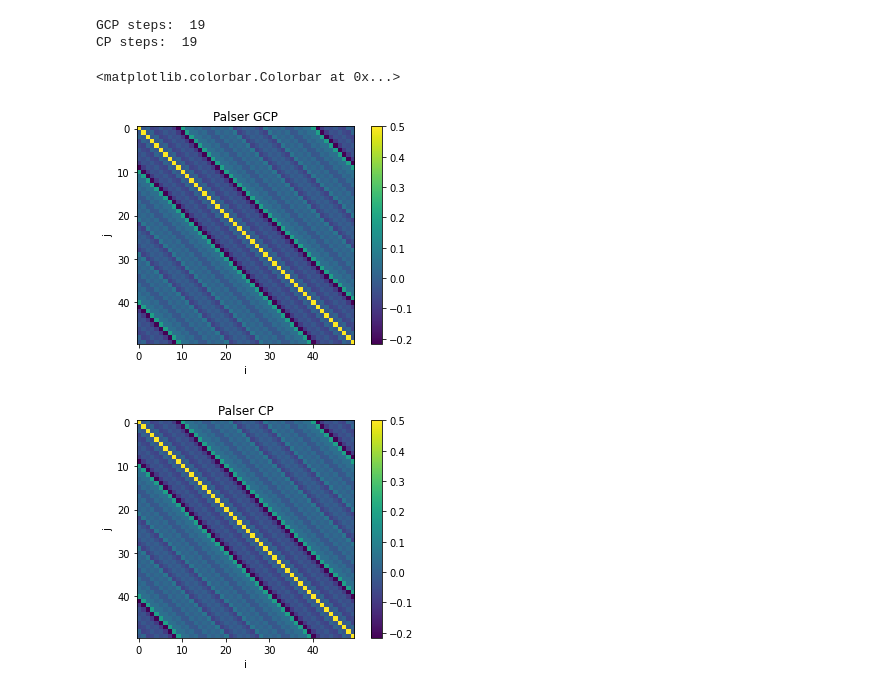
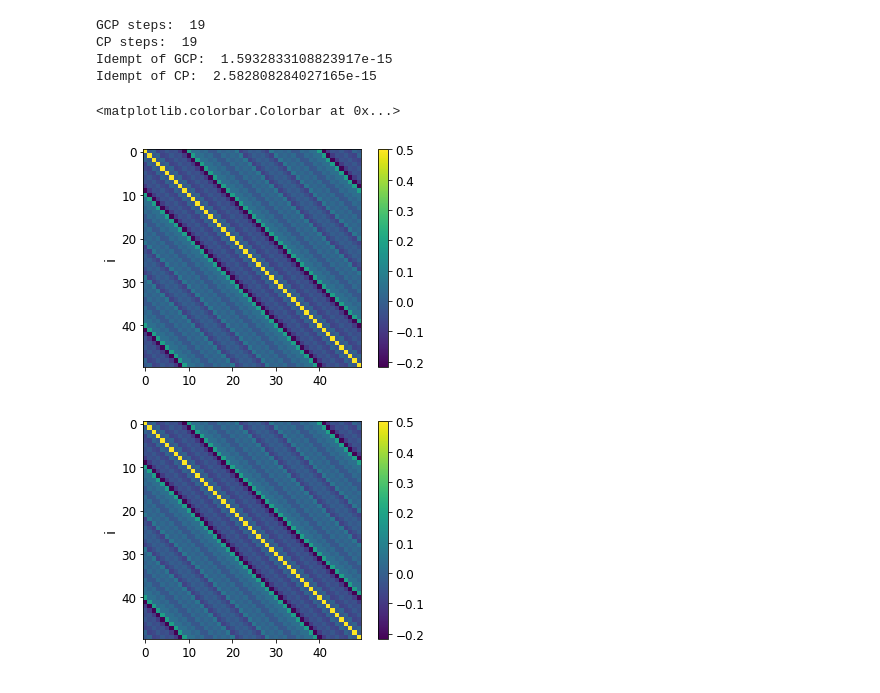
Before and after one commit to jleamer/DMM, a Jupyter notebook: RK4_DMM/Huckel_model.ipynb, the cells around one changed output. Drawn from its saved outputs; the diff is of its cells as text; code cells hidden in the pictures.

```diff
--- a/RK4_DMM/Huckel_model.ipynb
+++ b/RK4_DMM/Huckel_model.ipynb
@@ -16,6 +16,19 @@ import palser as pals
 import ntpoly as nt
 
 # Note: using np.sum(A * B.T) for matrices A, B is equivalent to Trace(A^dag B)
+# %%
+# Set font size of plot elements
+SMALL_SIZE = 12
+MEDIUM_SIZE = 14
+BIGGER_SIZE = 18
+
+plt.rc('font', size=SMALL_SIZE)          # controls default text sizes
+plt.rc('axes', titlesize=SMALL_SIZE)     # fontsize of the axes title
+plt.rc('axes', labelsize=MEDIUM_SIZE)    # fontsize of the x and y labels
+plt.rc('xtick', labelsize=SMALL_SIZE)    # fontsize of the tick labels
+plt.rc('ytick', labelsize=SMALL_SIZE)    # fontsize of the tick labels
+plt.rc('legend', fontsize=SMALL_SIZE)    # legend fontsize
+plt.rc('figure', titlesize=BIGGER_SIZE)  # fontsize of the figure title
 # %%
 # First generate a random hamiltonian of the Huckel model
 # i.e. alpha on the diagonal, and beta on the off-diagonals to represent nearest neighbors
@@ -55,29 +69,34 @@ plt.show()
 # %%
 # Perform Palser GCP method
-palser_gcp_rho = pals.gcp(mu, H, 1000)
+palser_gcp_rho = pals.gcp(mu, H, 100)
 palser_gcp_energy = np.sum(palser_gcp_rho * H.T)
 
-palser_cp_rho = pals.cp(num_electrons, H, 1000)
+palser_cp_rho = pals.cp(num_electrons, H, 100)
 palser_cp_energy = np.sum(palser_cp_rho * H.T)
+
+print("Idempt of GCP: ", linalg.norm(palser_gcp_rho @ palser_gcp_rho - palser_gcp_rho))
+print("Idempt of CP: ", linalg.norm(palser_cp_rho @ palser_cp_rho - palser_cp_rho))
 
 plt.figure(1)
 plt.imshow(palser_gcp_rho.real)
-plt.title("Palser GCP")
-plt.xlabel("i")
-plt.ylabel("j")
+#plt.title("Palser GCP")
+#plt.xlabel("i")
+plt.ylabel("i")
 plt.colorbar()
 
 plt.figure(2)
 plt.imshow(palser_cp_rho.real)
-plt.title("Palser CP")
-plt.xlabel("i")
-plt.ylabel("j")
+#plt.title("Palser CP")
+#plt.xlabel("i")
+plt.ylabel("i")
 plt.colorbar()
 # %% [output]
 GCP steps:  19
 CP steps:  19
+Idempt of GCP:  1.5932833108823917e-15
+Idempt of CP:  2.582808284027165e-15
 <matplotlib.colorbar.Colorbar at 0x...>
-[figure, old version]
+[figure, new version]
-[figure, old version]
+[figure, new version]
 # %%
 # perform our GCP and CP methods
```
Also changed, not shown: parts of 22 cells of this notebook, 14 other files.
